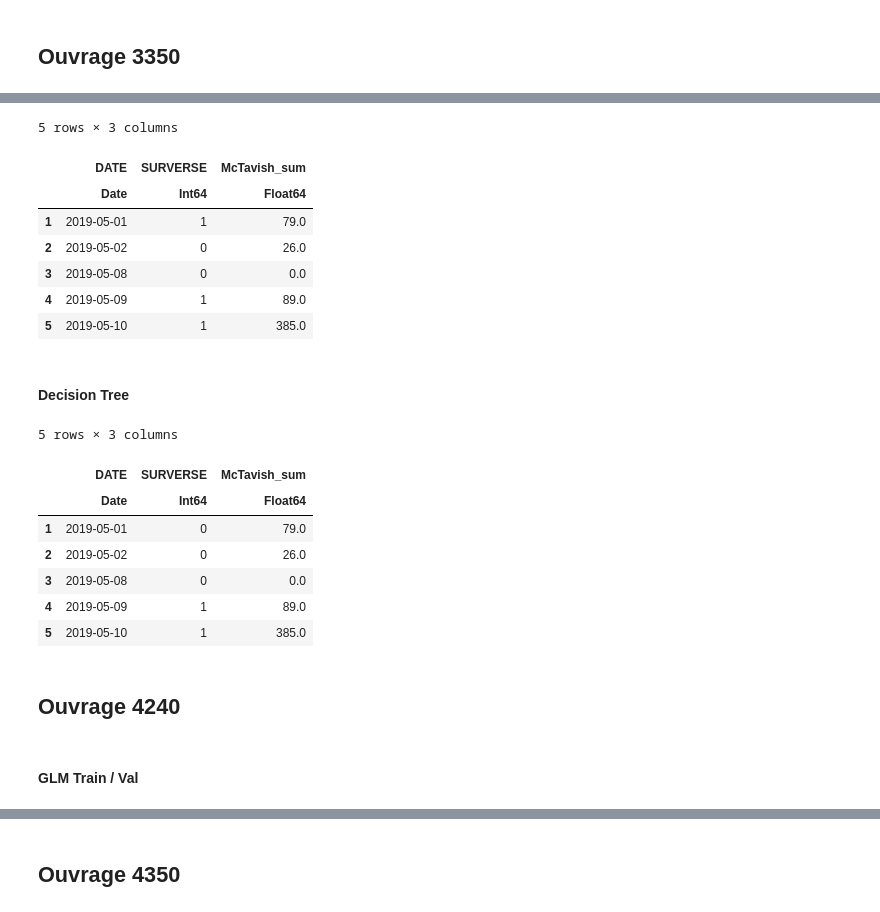
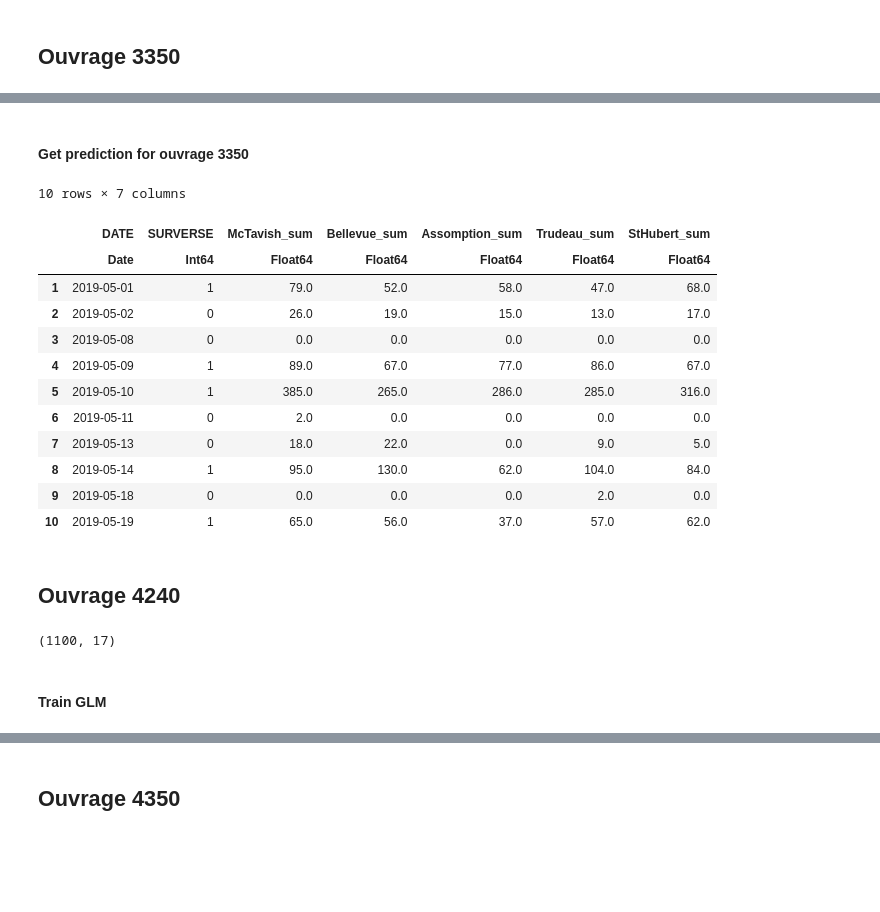
Before and after one commit to JeyzerMC/MTH3302-Project, a Jupyter notebook: Modele_Isolation.ipynb, the cells around one changed output, grey strips where cells are left out. Drawn from its saved outputs; the diff is of its cells as text; code cells hidden in the pictures; blank space fills up the shorter version.

```diff
--- a/Modele_Isolation.ipynb
+++ b/Modele_Isolation.ipynb
@@ -131,6 +181,9 @@ size(test_3350)
+# %%
+test_pred_rf = get_rf_probas(data_set, test_set, names_ft, best_params);
+test_pred_rf[:, 2];
+# %%
+test_pred = (test_pred_glm + test_pred_rf[:, 2]) ./ 2;
 # %%
-test_pred = GLM.predict(test_model, test_3350);
-threshold = 0.5;
-test_pred[test_pred .>= threshold] .= 1.0;
-test_pred[test_pred .< threshold] .= 0.0;
+test_pred[test_pred .>= best_threshold] .= 1.0;
+test_pred[test_pred .< best_threshold] .= 0.0;
 test_pred = convert(Array{Int}, trunc.(test_pred));
@@ -140,43 +190,32 @@ pred_3350[!, :SURVERSE] = test_pred;
-# %%
-first(pred_3350[!, [:DATE, :SURVERSE, :McTavish_sum]], 5)
-# %% [output]
-5 rows × 3 columns
-|  | DATE | SURVERSE | McTavish_sum |
-|  | Date | Int64 | Float64 |
-| 1 | 2019-05-01 | 1 | 79.0 |
-| 2 | 2019-05-02 | 0 | 26.0 |
-| 3 | 2019-05-08 | 0 | 0.0 |
-| 4 | 2019-05-09 | 1 | 89.0 |
-| 5 | 2019-05-10 | 1 | 385.0 |
-# %% [markdown]
-#### Decision Tree
-# %%
-dt_features = convert(Matrix{Float64}, data_3350[:, names_ft]);
-dt_labels = convert(Array{Int64}, data_3350[!,:SURVERSE]);
-dt_model = build_tree(dt_labels, dt_features);
-
-dt_model = prune_tree(dt_model, 0.9)
-
-dt_to_pred = convert(Matrix{Float64}, test_3350[:, names_ft]);
-test_pred = apply_tree(dt_model, dt_to_pred);
-
-pred_3350 = test_3350;
-pred_3350[!, :SURVERSE] = test_pred;
-# %%
-first(pred_3350[!, [:DATE, :SURVERSE, :McTavish_sum]], 5)
-# %% [output]
-5 rows × 3 columns
-|  | DATE | SURVERSE | McTavish_sum |
-|  | Date | Int64 | Float64 |
-| 1 | 2019-05-01 | 0 | 79.0 |
-| 2 | 2019-05-02 | 0 | 26.0 |
-| 3 | 2019-05-08 | 0 | 0.0 |
-| 4 | 2019-05-09 | 1 | 89.0 |
-| 5 | 2019-05-10 | 1 | 385.0 |
+# %% [markdown]
+#### Get prediction for ouvrage 3350
+# %%
+pred_3350 = test_set;
+pred_3350[!, :SURVERSE] = test_pred;
+vis_ft = [:DATE, :SURVERSE, :McTavish_sum, :Bellevue_sum, :Assomption_sum, :Trudeau_sum, :StHubert_sum];
+first(pred_3350[!, vis_ft], 10)
+# %% [output]
+10 rows × 7 columns
+|  | DATE | SURVERSE | McTavish_sum | Bellevue_sum | Assomption_sum | Trudeau_sum | StHubert_sum |
+|  | Date | Int64 | Float64 | Float64 | Float64 | Float64 | Float64 |
+| 1 | 2019-05-01 | 1 | 79.0 | 52.0 | 58.0 | 47.0 | 68.0 |
+| 2 | 2019-05-02 | 0 | 26.0 | 19.0 | 15.0 | 13.0 | 17.0 |
+| 3 | 2019-05-08 | 0 | 0.0 | 0.0 | 0.0 | 0.0 | 0.0 |
+| 4 | 2019-05-09 | 1 | 89.0 | 67.0 | 77.0 | 86.0 | 67.0 |
+| 5 | 2019-05-10 | 1 | 385.0 | 265.0 | 286.0 | 285.0 | 316.0 |
+| 6 | 2019-05-11 | 0 | 2.0 | 0.0 | 0.0 | 0.0 | 0.0 |
+| 7 | 2019-05-13 | 0 | 18.0 | 22.0 | 0.0 | 9.0 | 5.0 |
+| 8 | 2019-05-14 | 1 | 95.0 | 130.0 | 62.0 | 104.0 | 84.0 |
+| 9 | 2019-05-18 | 0 | 0.0 | 0.0 | 0.0 | 2.0 | 0.0 |
+| 10 | 2019-05-19 | 1 | 65.0 | 56.0 | 37.0 | 57.0 | 62.0 |
 # %% [markdown]
 ## Ouvrage 4240
 # %%
-data_4240 = CSV.read("data/parsed/ouvrage_4240.csv");
-train_set, val_set = partitionTrainTest(data_4240);
+data_set = CSV.read("data/parsed/ouvrage_4240.csv");
+train_set, val_set = partitionTrainTest(data_set);
+val_labels = val_set[!, :SURVERSE];
+size(data_set)
+# %% [output]
+(1100, 17)
 # %% [markdown]
-#### GLM Train / Val
+#### Train GLM
```
Also changed, not shown: parts of 109 cells of this notebook, 4 other files.
